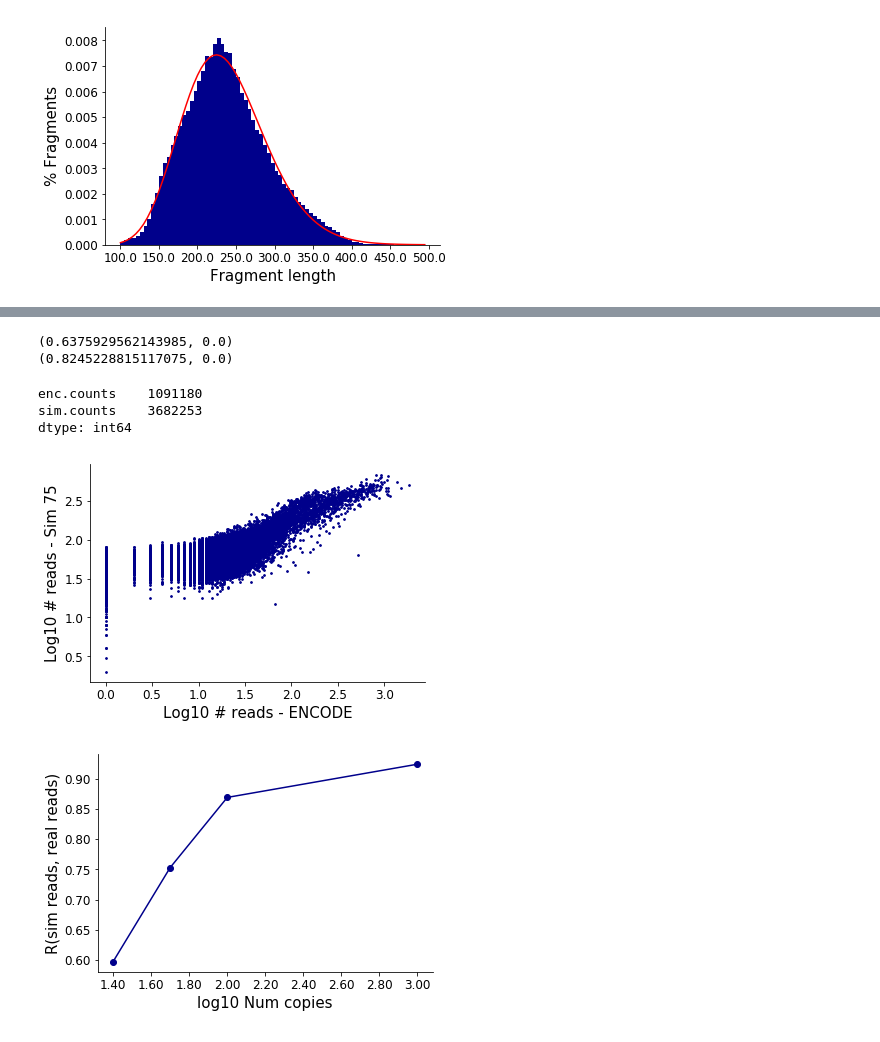
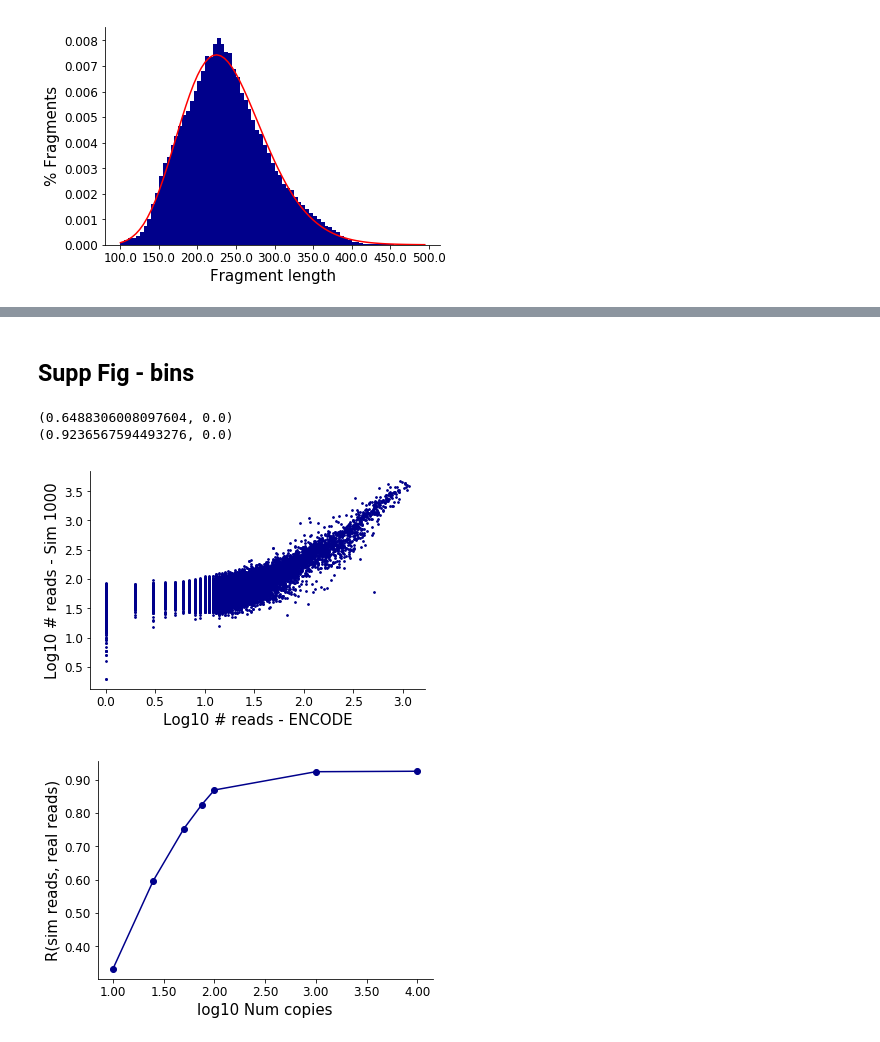
Before and after one commit to gymreklab/chips, a Jupyter notebook: paper-methods/FigureNotebooks/ChIPMunk_Figure1.ipynb, the cells around one changed output, grey strips where cells are left out. Cells and saved outputs as stored; diff of their text form; code cells hidden in the pictures.

```diff
--- a/paper-methods/FigureNotebooks/ChIPMunk_Figure1.ipynb
+++ b/paper-methods/FigureNotebooks/ChIPMunk_Figure1.ipynb
@@ -11,6 +11,9 @@ matplotlib.rcParams['ps.fonttype'] = 42
 # Paths
 DATADIR="/storage/mgymrek/chipmunk/fig1_eval"
 OUTDIR=os.path.join(DATADIR, "pdfs")
+
+FIG1COLOR = "darkblue"
+FITCOLOR = "red"
 # %% [output]
 Populating the interactive namespace from numpy and matplotlib
 # %% [markdown]
@@ -46,42 +77,42 @@ fig.savefig(os.path.join(OUTDIR, "Fig1_Fraglen.pdf"))
+# %% [markdown]
+## Supp Fig - bins
 # %%
 factor = "K562+SP1"
-nc = 75
+nc = 1000
 enc_bins = pd.read_csv(os.path.join(DATADIR, factor+".ENCODE.cov.1kb.bed"), usecols=[3], names=["enc.counts"], sep="\t")
 sim_bins = pd.read_csv(os.path.join(DATADIR, factor+".%s.cov.1kb.bed"%nc), usecols=[3], names=["sim.counts"], sep="\t")
 bindata = pd.DataFrame({"enc.counts": enc_bins["enc.counts"], "sim.counts": sim_bins["sim.counts"]})
 
 bindata = bindata[bindata["enc.counts"]+bindata["sim.counts"]>0]
 
 # remove outliers. kosher?
 bindata = bindata[(bindata["sim.counts"]<5000) & (bindata["enc.counts"]<5000)]
 
 fig = plt.figure()
 ax = fig.add_subplot(111)
 pc = 1
-ax.scatter(np.log10(bindata["enc.counts"]+pc), np.log10(bindata["sim.counts"]+pc), s=3, color="darkblue");
+ax.scatter(np.log10(bindata["enc.counts"]+pc), np.log10(bindata["sim.counts"]+pc), s=3, color=FIG1COLOR);
 ax.set_xlabel("Log10 # reads - ENCODE", size=15)
 ax.set_ylabel("Log10 # reads - Sim %s"%nc, size=15)
 ax.set_xticklabels(["%0.1f"%item for item in ax.get_xticks()], size=12)
 ax.set_yticklabels(["%0.1f"%item for item in ax.get_yticks()], size=12);
 ax.spines['right'].set_visible(False)
 ax.spines['top'].set_visible(False)
 ax.yaxis.set_ticks_position('left')
 ax.xaxis.set_ticks_position('bottom')
 print(scipy.stats.pearsonr(np.log10(bindata["enc.counts"]+pc), np.log10(bindata["sim.counts"]+pc)))
 print(scipy.stats.pearsonr((bindata["enc.counts"]), (bindata["sim.counts"])))
 bindata.apply(sum)
+fig.savefig(os.path.join(OUTDIR, "SuppFig_BinsExample.pdf"))
 # %% [output]
-(0.6375929562143985, 0.0)
-(0.8245228815117075, 0.0)
+(0.6488306008097604, 0.0)
+(0.9236567594493276, 0.0)
-enc.counts    1091180
-sim.counts    3682253
-dtype: int64
-[figure, old version]
+[figure, new version]
 # %%
 # get corr for different cell nums
 enc_bins = pd.read_csv(os.path.join(DATADIR, factor+".ENCODE.cov.1kb.bed"), usecols=[3], names=["enc.counts"], sep="\t")
 
-ncs = [25, 50, 100, 1000]
+ncs = [10, 25, 50, 75, 100, 1000, 10000]
 rvals = []
 for nc in ncs:
     sim_bins = pd.read_csv(os.path.join(DATADIR, factor+".%s.cov.1kb.bed"%nc), usecols=[3], names=["sim.counts"], sep="\t")
@@ -97,7 +128,7 @@ for nc in ncs:
 
 fig = plt.figure()
 ax = fig.add_subplot(111)
-ax.plot(np.log10(ncs), rvals, color="darkblue", marker="o");
+ax.plot(np.log10(ncs), rvals, color=FIG1COLOR, marker="o");
 ax.set_xlabel("log10 Num copies", size=15)
 ax.set_ylabel("R(sim reads, real reads)", size=15)
 ax.set_xticklabels(["%0.2f"%item for item in ax.get_xticks()], size=12)
@@ -106,5 +137,6 @@ ax.spines['right'].set_visible(False)
 ax.spines['top'].set_visible(False)
 ax.yaxis.set_ticks_position('left')
 ax.xaxis.set_ticks_position('bottom')
+fig.savefig(os.path.join(OUTDIR, "SuppFig_BinsExample_vsNC.pdf"))
 # %% [output]
-[figure, old version]
+[figure, new version]
```
Also changed, not shown: parts of 3 cells of this notebook, 6 other files.
